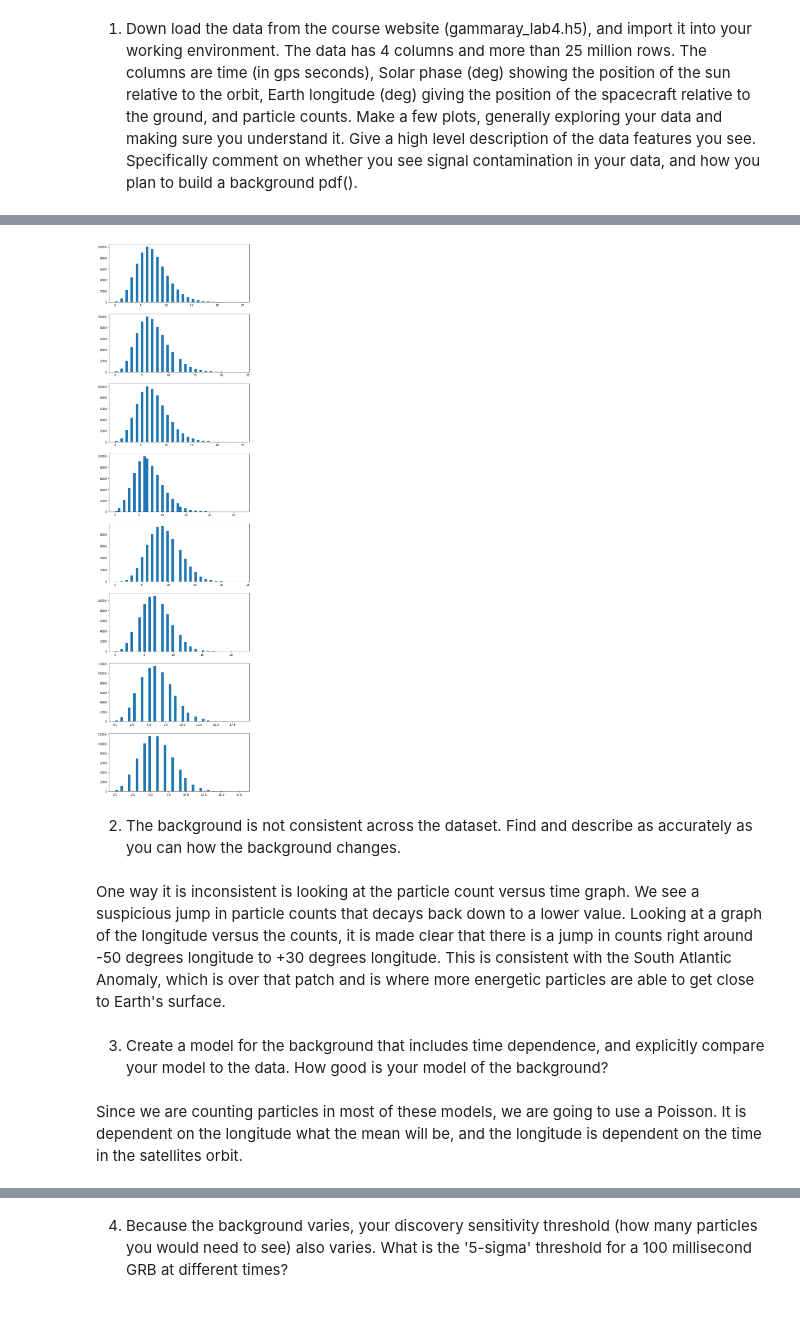
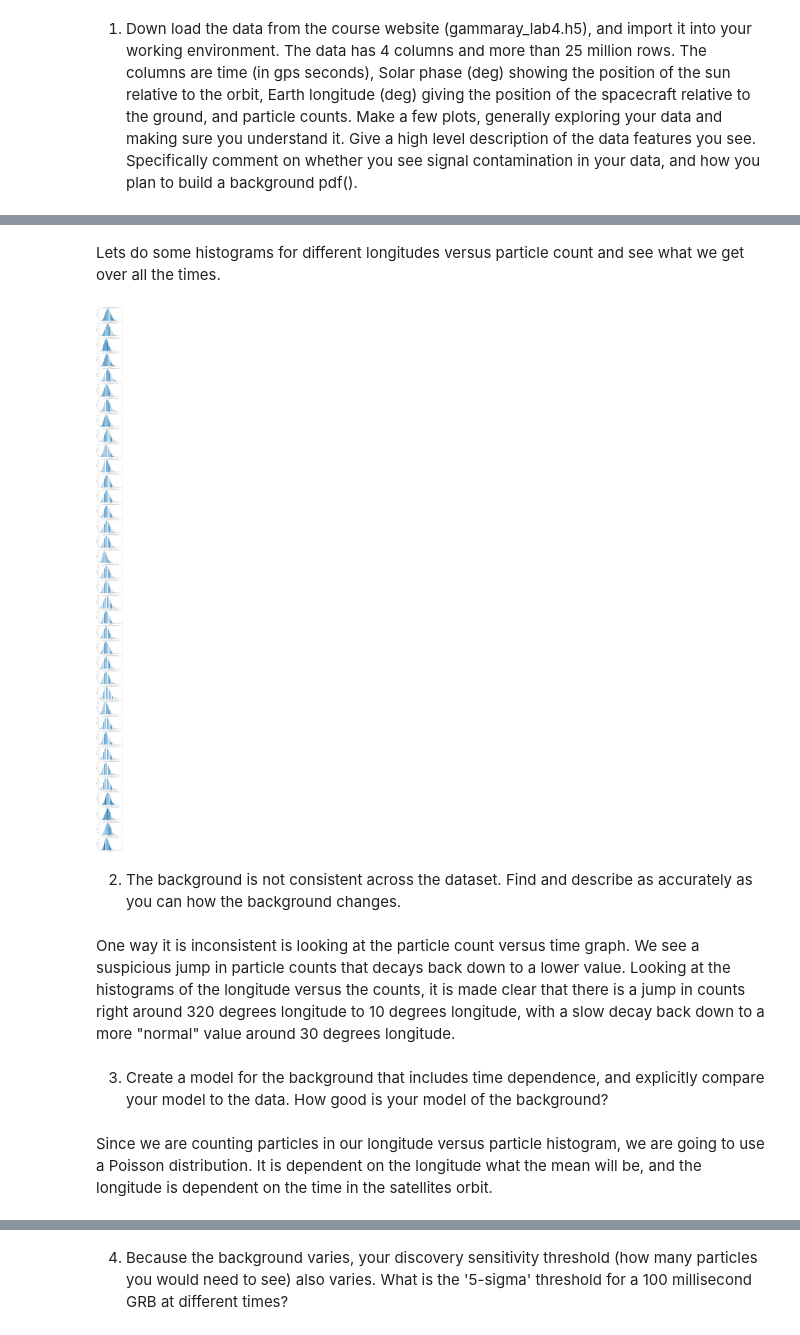
Before and after one commit to AdamK42/physics-434, a Jupyter notebook: lab4/lab4.ipynb, the cells around one changed output, grey strips where cells are left out. Drawn from its saved outputs; the diff is of its cells as text; code cells hidden in the pictures.

Commit message:
Question 1 mostly there

```diff
--- a/lab4/lab4.ipynb
+++ b/lab4/lab4.ipynb
@@ -71,32 +79,30 @@ ax.plot(x, particles);
-# %%
-plots = 8
-figure = plt.figure(figsize=(9, 4.5*plots))
-axes = figure.subplots(plots, 1)
-
-solar_particles = particle_count[np.floor(solar_phase) == 0]
-axes[0].hist(solar_particles, bins=50);
-solar_particles = particle_count[np.floor(solar_phase) == 90]
-axes[1].hist(solar_particles, bins=50);
-solar_particles = particle_count[np.floor(solar_phase) == 180]
-axes[2].hist(solar_particles, bins=50);
-solar_particles = particle_count[np.floor(solar_phase) == 270]
-axes[3].hist(solar_particles, bins=50);
-
-longitude_particles = particle_count[np.floor(longitude) == 0]
-axes[4].hist(longitude_particles, bins=50);
-longitude_particles = particle_count[np.floor(longitude) == 90]
-axes[5].hist(longitude_particles, bins=50);
-longitude_particles = particle_count[np.floor(longitude) == 180]
-axes[6].hist(longitude_particles, bins=50);
-longitude_particles = particle_count[np.floor(longitude) == 270]
-axes[7].hist(longitude_particles, bins=50);
-# %% [output]
-[figure, removed]
+# %% [markdown]
+Lets do some histograms for different longitudes versus particle count and see what we get over all the times.
+# %%
+# Tweakables
+degree_steps = 10
+
+# Calculated
+plots = int(round(360 / degree_steps))
+figure = plt.figure(figsize=(9, 4.5*plots))
+figure.subplots_adjust(bottom=-0.1)
+axes = figure.subplots(plots, 1)
+
+for idx in range(0, plots):
+    current_particles = particle_count[np.floor(longitude) == idx * degree_steps]
+    ax = axes[idx]
+    ax.hist(current_particles, bins=50);
+    ax.set_title("Particle count histogram for longitude of " +
+                str(idx * degree_steps) + " degrees");
+    ax.set_ylabel("Occurances");
+    ax.set_xlabel("Particle counts");
+# %% [output]
+[figure, added]
 # %% [markdown]
 2) The background is not consistent across the dataset. Find and describe as accurately as you can how the background changes.
 # %% [markdown]
-One way it is inconsistent is looking at the particle count versus time graph. We see a suspicious jump in particle counts that decays back down to a lower value. Looking at a graph of the longitude versus the counts, it is made clear that there is a jump in counts right around -50 degrees longitude to +30 degrees longitude. This is consistent with the South Atlantic Anomaly, which is over that patch and is where more energetic particles are able to get close to Earth's surface.
+One way it is inconsistent is looking at the particle count versus time graph. We see a suspicious jump in particle counts that decays back down to a lower value. Looking at the histograms of the longitude versus the counts, it is made clear that there is a jump in counts right around 320 degrees longitude to 10 degrees longitude, with a slow decay back down to a more "normal" value around 30 degrees longitude.
 # %% [markdown]
 3) Create a model for the background that includes time dependence, and explicitly compare your model to the data. How good is your model of the background?
 # %% [markdown]
-Since we are counting particles in most of these models, we are going to use a Poisson. It is dependent on the longitude what the mean will be, and the longitude is dependent on the time in the satellites orbit.
+Since we are counting particles in our longitude versus particle histogram, we are going to use a Poisson distribution. It is dependent on the longitude what the mean will be, and the longitude is dependent on the time in the satellites orbit.
```
Also changed, not shown: parts of 8 cells of this notebook.
